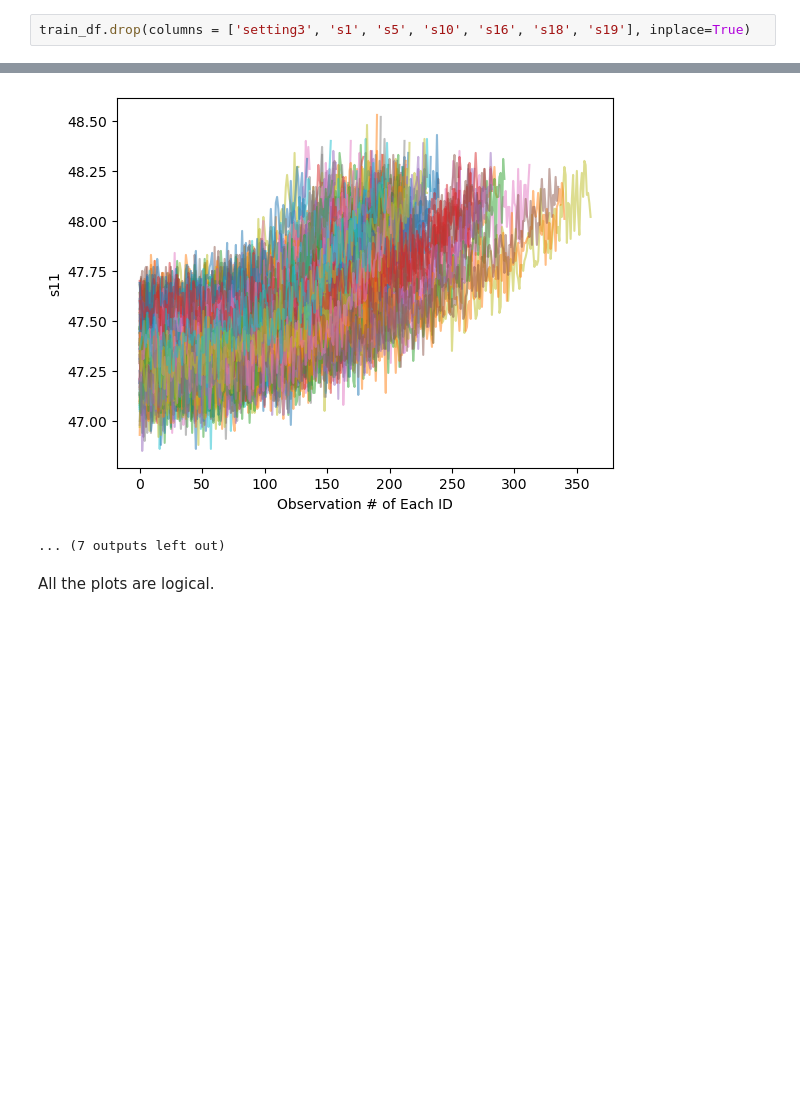
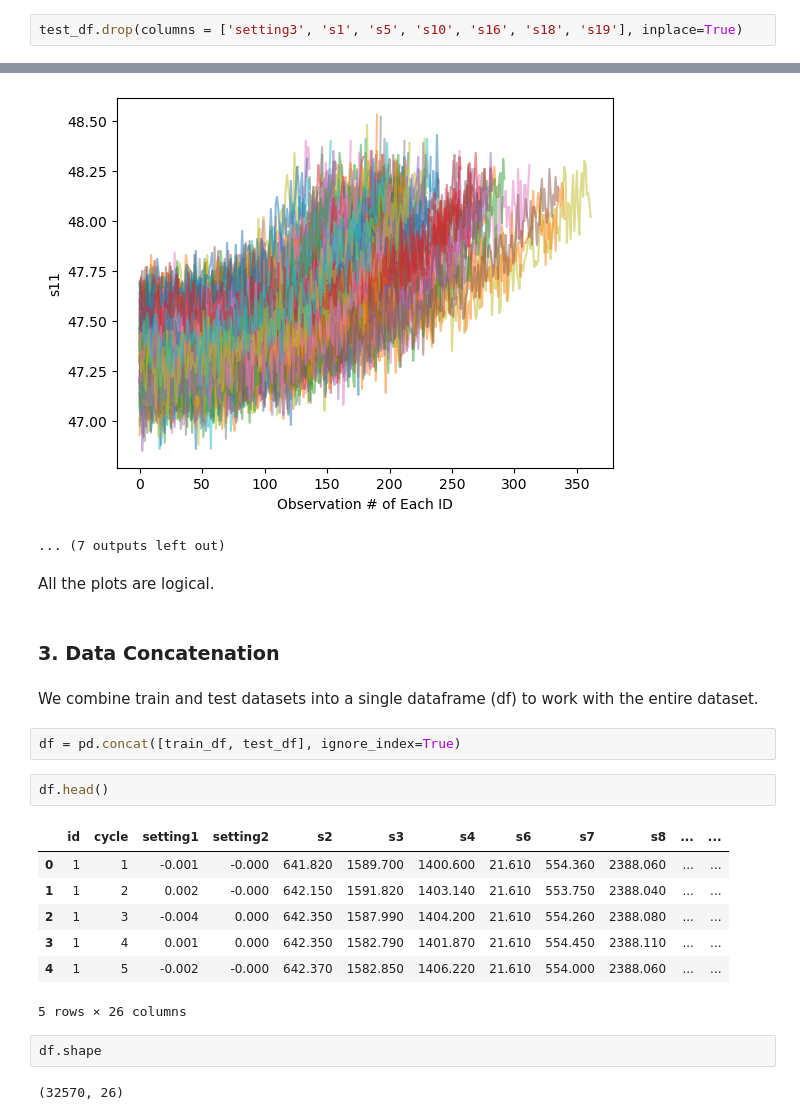
Before and after one commit to chunlkin/Aircraft-Sensor-and-Engine-Performance, a Jupyter notebook: Aircraft.ipynb, the cells around one changed output, grey strips where cells are left out. Saved outputs shown, nothing was run; the diff lists cells and outputs as text; blank space fills up the shorter version.

```diff
--- a/Aircraft.ipynb
+++ b/Aircraft.ipynb
@@ -150,7 +151,7 @@ test_df.describe()
 # %% [markdown]
 Setting 3, s1, s5, s10, s16, s18 and s19 should be removed.
 # %%
-train_df.drop(columns = ['setting3', 's1', 's5', 's10', 's16', 's18', 's19'], inplace=True)
+test_df.drop(columns = ['setting3', 's1', 's5', 's10', 's16', 's18', 's19'], inplace=True)
 # %%
 print(train_df.columns)
 # %% [output]
@@ -309,3 +309,23 @@ for j in range(len(train_df.columns)):
 ... (7 outputs left out)
 # %% [markdown]
 All the plots are logical.
+# %% [markdown]
+### 3. Data Concatenation
+# %% [markdown]
+We combine train and test datasets into a single dataframe (df) to work with the entire dataset.
+# %%
+df = pd.concat([train_df, test_df], ignore_index=True)
+# %%
+df.head()
+# %% [output]
+|  | id | cycle | setting1 | setting2 | s2 | s3 | s4 | s6 | s7 | s8 | ... | ... |
+| 0 | 1 | 1 | -0.001 | -0.000 | 641.820 | 1589.700 | 1400.600 | 21.610 | 554.360 | 2388.060 | ... | ... |
+| 1 | 1 | 2 | 0.002 | -0.000 | 642.150 | 1591.820 | 1403.140 | 21.610 | 553.750 | 2388.040 | ... | ... |
+| 2 | 1 | 3 | -0.004 | 0.000 | 642.350 | 1587.990 | 1404.200 | 21.610 | 554.260 | 2388.080 | ... | ... |
+| 3 | 1 | 4 | 0.001 | 0.000 | 642.350 | 1582.790 | 1401.870 | 21.610 | 554.450 | 2388.110 | ... | ... |
+| 4 | 1 | 5 | -0.002 | -0.000 | 642.370 | 1582.850 | 1406.220 | 21.610 | 554.000 | 2388.060 | ... | ... |
+5 rows × 26 columns
+# %%
+df.shape
+# %% [output]
+(32570, 26)
```
Also changed, not shown: parts of 27 cells of this notebook.
